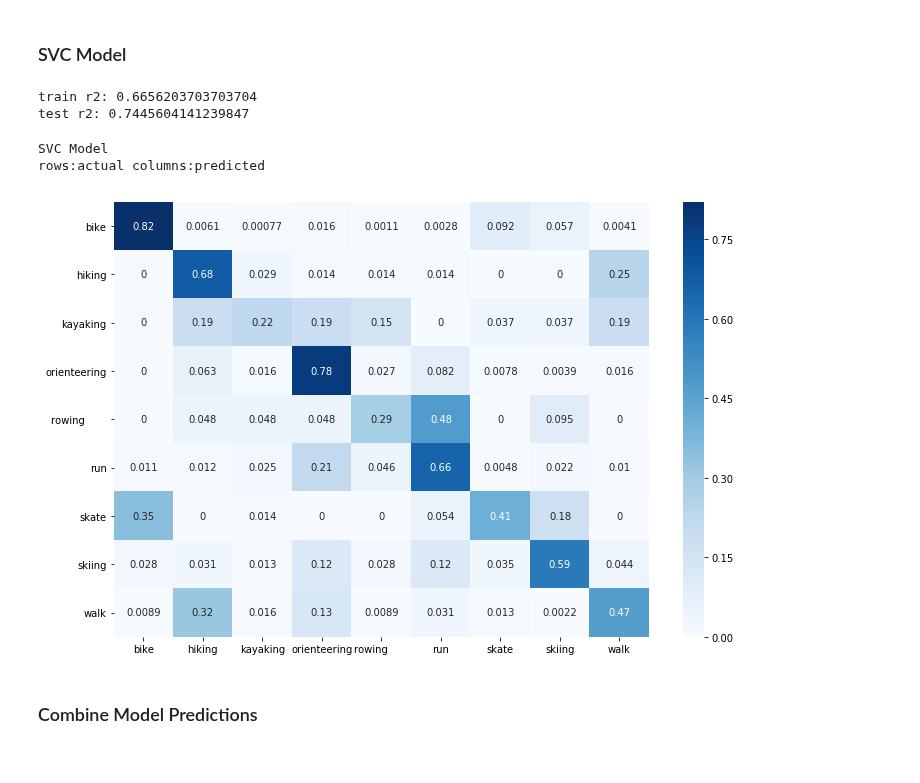
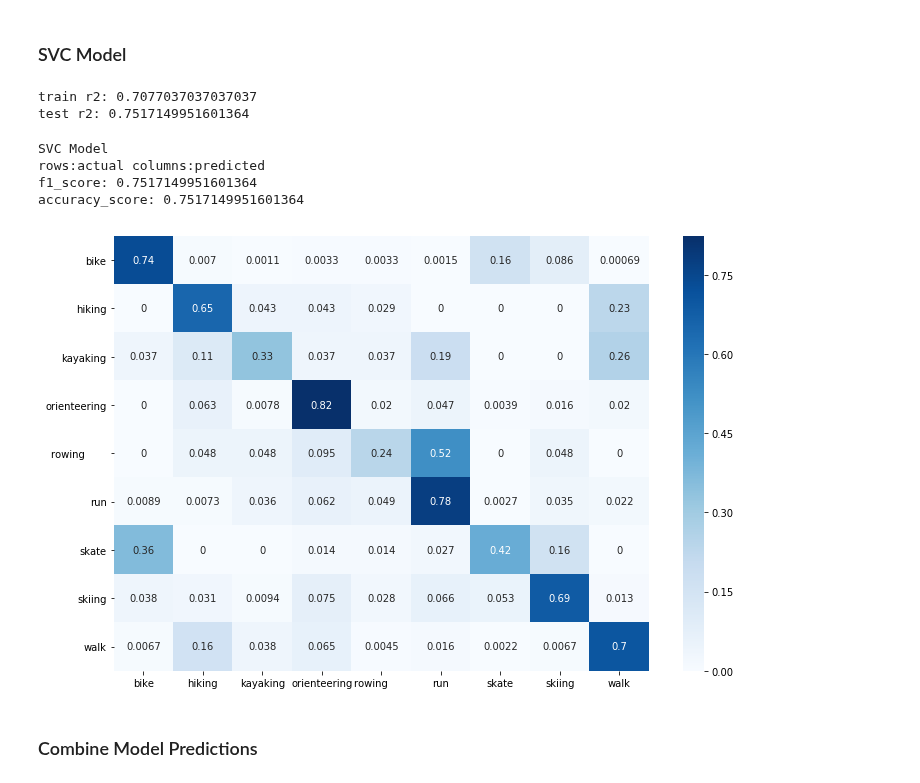
Before and after one commit to cheekeet86/project-capstone, a Jupyter notebook: code/fitrec/3_model_fitrec.ipynb, the cells around one changed output. Saved outputs shown, nothing was run; the diff lists cells and outputs as text; code cells hidden in the pictures.

```diff
--- a/code/fitrec/3_model_fitrec.ipynb
+++ b/code/fitrec/3_model_fitrec.ipynb
@@ -308,18 +308,18 @@ Name: sport, dtype: int64
 #cols = ['sport','hr_outof','hr_fatburn','hr_cardio','hr_peak','spd_avg']
 #cols = ['sport','hr_outof','hr_fatburn','hr_cardio','hr_peak','spd_95']
 #cols = ['sport','hr_fatburn','hr_cardio','hr_peak','spd_avg','spd_95']
-#cols = ['sport','hr_outof','hr_fatburn','hr_cardio','hr_peak','spd_avg','spd_95']
+cols = ['sport','hr_outof','hr_fatburn','hr_cardio','hr_peak','spd_avg','spd_95']
 #cols = ['sport','hr_outof','hr_fatburn','hr_cardio','hr_peak','spd_avg','spd_25','spd_75']
 #cols = ['sport','hr_outof','hr_fatburn','hr_cardio','hr_peak','spd_avg','spd_min','spd_25','spd_75','spd_max']
 
 #cols = ['sport','hr_outof','hr_fatburn','hr_cardio','hr_peak','spd_low','spd_med','spd_high','spd_vhigh']
 
-cols = ['sport']
+#cols = ['sport']
 
-for i in range(4):
-    for j in range(4):
-        col_name = 'spd_hr_{}_{}'.format(i,j)
-        cols.append(col_name)
+# for i in range(4):
+#     for j in range(4):
+#         col_name = 'spd_hr_{}_{}'.format(i,j)
+#         cols.append(col_name)
 
 df_model = df[cols]
 # %%
@@ -791,32 +817,39 @@ svc.fit(X_train, y_train)
 print("train r2:",svc.score(X_train, y_train))
 print("test r2:",svc.score(X_test, y_test))
 # %% [output]
-train r2: 0.6656203703703704
-test r2: 0.7445604141239847
+train r2: 0.7077037037037037
+test r2: 0.7517149951601364
 # %%
 # confusion matrix
 print('SVC Model')
 print('rows:actual columns:predicted')
 
 y_pred = svc.predict(X_test)
 df_pred['svc'] = y_pred
 
+# y_pred = logreg.predict_proba(X_test)
+# pd.DataFrame(y_pred,columns=le.classes_)
+
+f1 = f1_score(y_test, y_pred,average='micro')
+accuracy = accuracy_score(y_test,y_pred)
+print('f1_score:',f1)
+print('accuracy_score:',accuracy)
+
+# cohen_score = cohen_kappa_score(y_test, y_pred)
+# print('cohen_score',cohen_score)
+
 cm = confusion_matrix(y_test, y_pred)
 cm = cm.astype('float') / cm.sum(axis=1)[:, np.newaxis]
 df_cm = pd.DataFrame(data=cm, columns=le.classes_, index=le.classes_)
 
 plt.figure(figsize=(12,8))
 sns.heatmap(df_cm,annot=True,cmap="Blues");
-
-# cohen_score = cohen_kappa_score(y_test, y_pred)
-# print('cohen_score',cohen_score)
-
-# y_pred = logreg.predict_proba(X_test)
-# pd.DataFrame(y_pred,columns=le.classes_)
 # %% [output]
 SVC Model
 rows:actual columns:predicted
+f1_score: 0.7517149951601364
+accuracy_score: 0.7517149951601364
-[figure, old version]
+[figure, new version]
 # %% [markdown]
 ### Combine Model Predictions
 # %%
```
Also changed, not shown: parts of 24 cells of this notebook, 2 other files.
